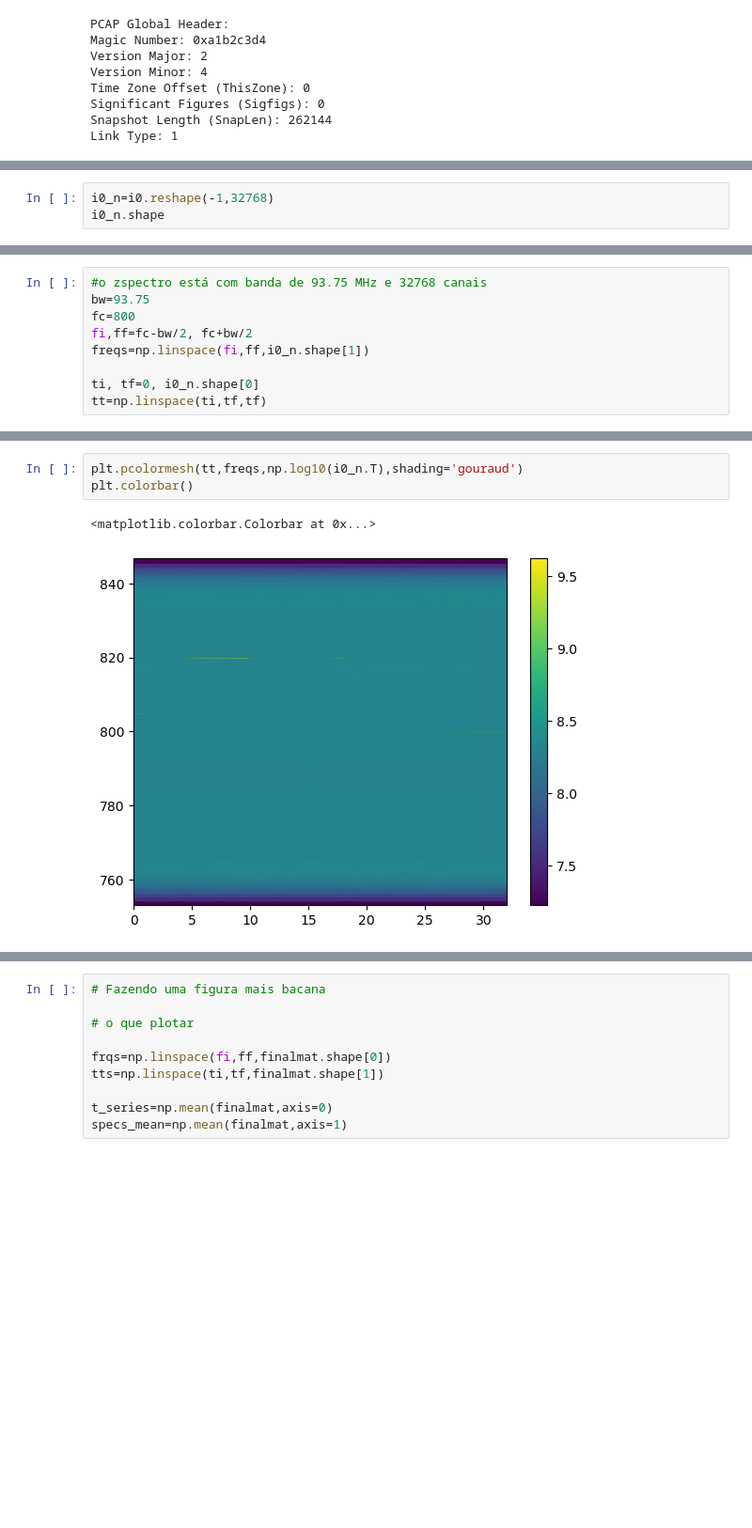
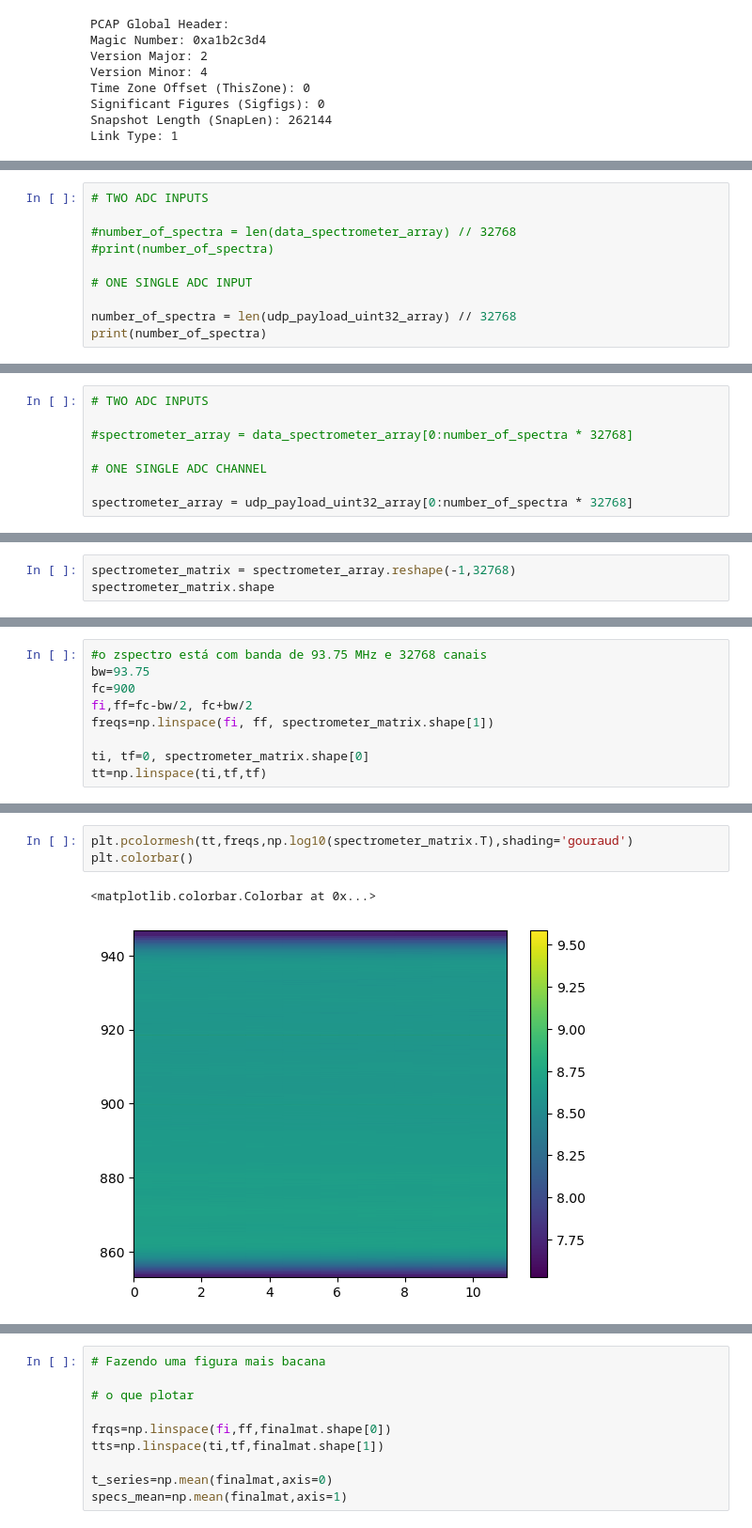
Before and after one commit to Rafffaelb/Casper_Skarab, a Jupyter notebook: UDP_pkts_example/spectrometer/pcap_spectre.ipynb, the cells around one changed output, grey strips where cells are left out. Shown: that part at 94% size. Cells and saved outputs as stored; diff of their text form; blank space fills up the shorter version.

```diff
--- a/UDP_pkts_example/spectrometer/pcap_spectre.ipynb
+++ b/UDP_pkts_example/spectrometer/pcap_spectre.ipynb
@@ -335,0 +584,10 @@ i0.shape
+# %%
+# TWO ADC INPUTS
+
+#number_of_spectra = len(data_spectrometer_array) // 32768
+#print(number_of_spectra)
+
+# ONE SINGLE ADC INPUT
+
+number_of_spectra = len(udp_payload_uint32_array) // 32768
+print(number_of_spectra)
@@ -335,0 +596,8 @@ i0.shape
+# %%
+# TWO ADC INPUTS
+
+#spectrometer_array = data_spectrometer_array[0:number_of_spectra * 32768]
+
+# ONE SINGLE ADC CHANNEL
+
+spectrometer_array = udp_payload_uint32_array[0:number_of_spectra * 32768]
@@ -336,4 +610,4 @@ i0.shape
 # %%
-i0_n=i0.reshape(-1,32768)
-i0_n.shape
+spectrometer_matrix = spectrometer_array.reshape(-1,32768)
+spectrometer_matrix.shape
 # %% [output]
@@ -341,10 +615,10 @@ i0_n.shape
 # %%
 #o zspectro está com banda de 93.75 MHz e 32768 canais
 bw=93.75
-fc=800
+fc=900
 fi,ff=fc-bw/2, fc+bw/2
-freqs=np.linspace(fi,ff,i0_n.shape[1])
+freqs=np.linspace(fi, ff, spectrometer_matrix.shape[1])
 
-ti, tf=0, i0_n.shape[0]
+ti, tf=0, spectrometer_matrix.shape[0]
 tt=np.linspace(ti,tf,tf)
 # %%
@@ -361,7 +637,7 @@ plt.colorbar()
 # %%
-plt.pcolormesh(tt,freqs,np.log10(i0_n.T),shading='gouraud')
+plt.pcolormesh(tt,freqs,np.log10(spectrometer_matrix.T),shading='gouraud')
 plt.colorbar()
 # %% [output]
 <matplotlib.colorbar.Colorbar at 0x...>
-[figure, old version]
+[figure, new version]
 # %%
```
Also changed, not shown: parts of 58 cells of this notebook.
